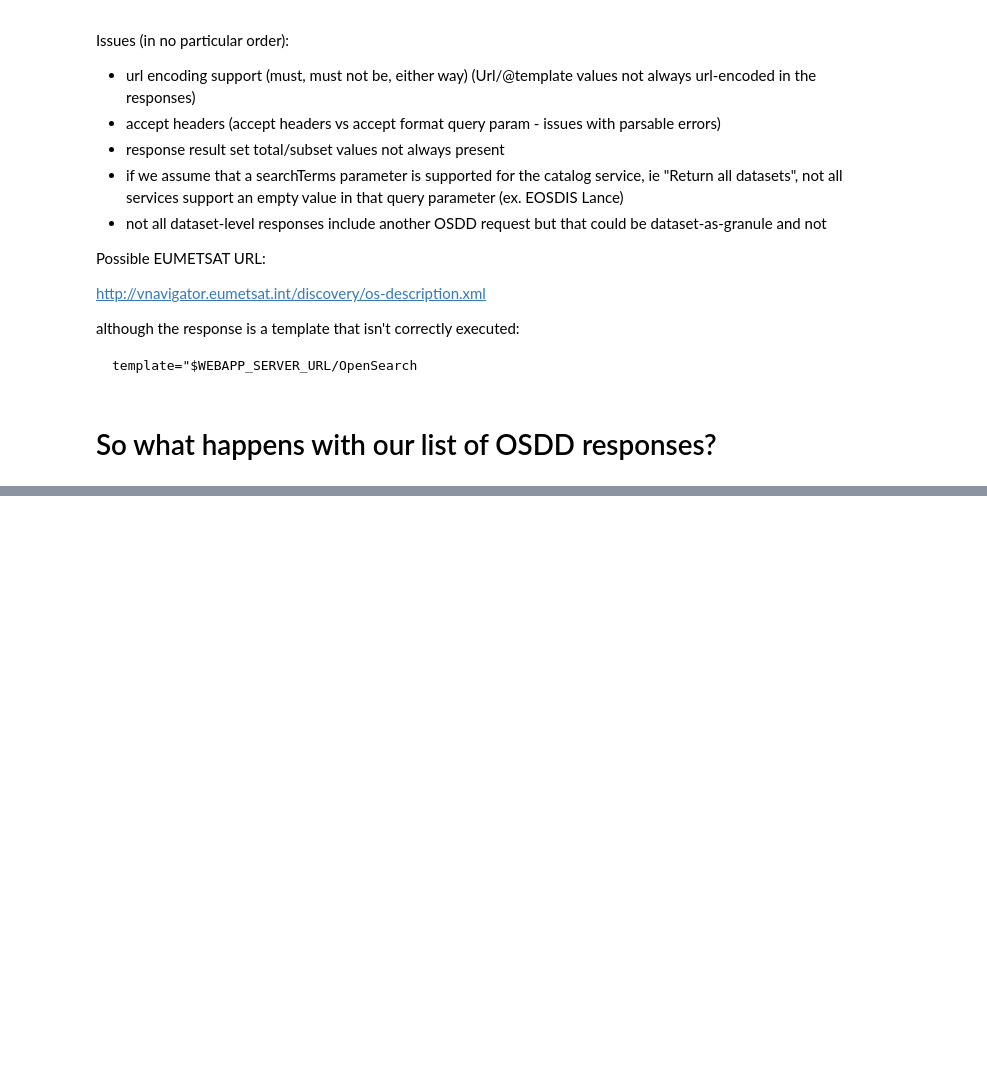
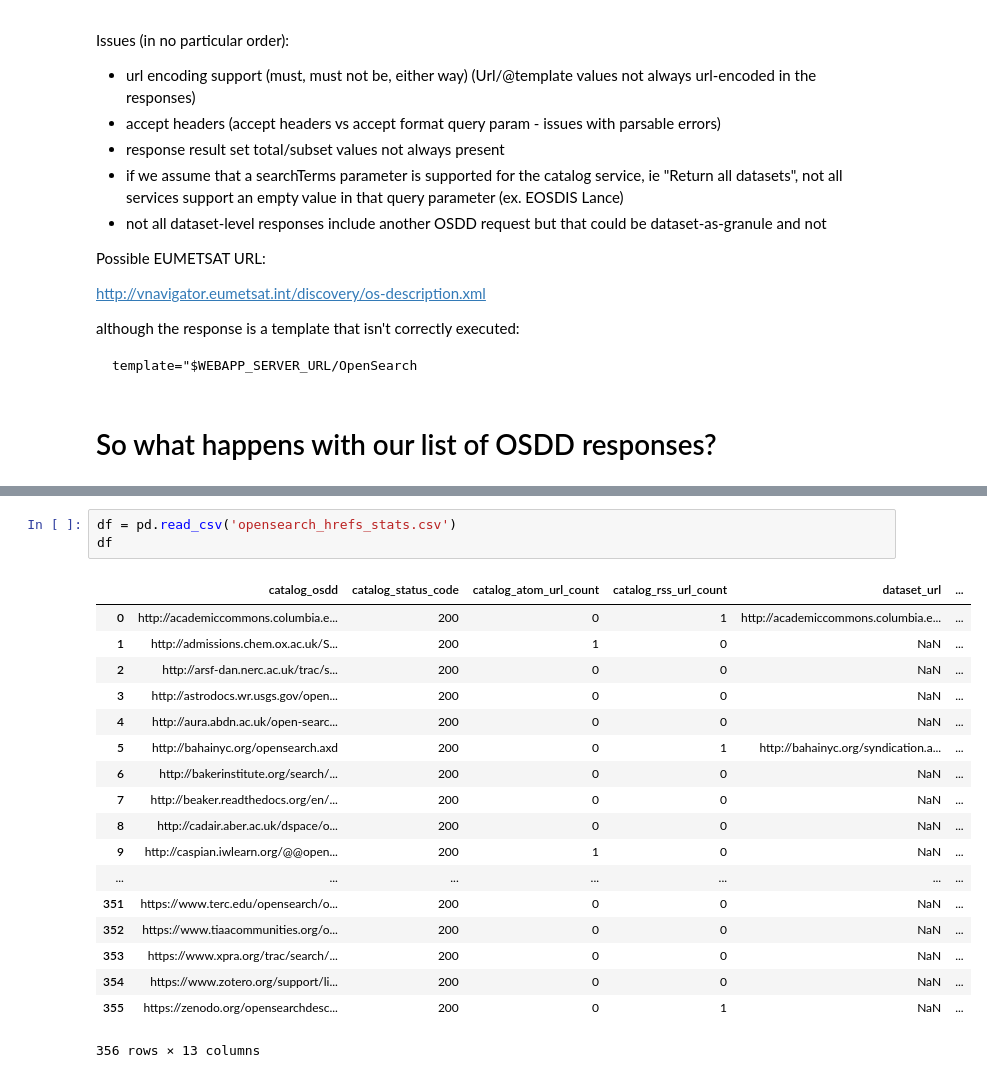
Before and after one commit to b-cube/semantics-preprocessing, a Jupyter notebook: notebooks/OpenSearch Reharvest.ipynb, the cells around one changed output, grey strips where cells are left out. Drawn from its saved outputs; the diff is of its cells as text; blank space fills up the shorter version.

Commit message:
not terribly well-named stats
the csv is about the harvested result set with some “detail” in the log
for the same.

```diff
--- a/notebooks/OpenSearch Reharvest.ipynb
+++ b/notebooks/OpenSearch Reharvest.ipynb
@@ -591,0 +574,22 @@ df
+# %%
+df = pd.read_csv('opensearch_hrefs_stats.csv')
+df
+# %% [output]
+|  | catalog_osdd | catalog_status_code | catalog_atom_url_count | catalog_rss_url_count | dataset_url | ... |
+| 0 | http://academiccommons.columbia.e... | 200 | 0 | 1 | http://academiccommons.columbia.e... | ... |
+| 1 | http://admissions.chem.ox.ac.uk/S... | 200 | 1 | 0 | NaN | ... |
+| 2 | http://arsf-dan.nerc.ac.uk/trac/s... | 200 | 0 | 0 | NaN | ... |
+| 3 | http://astrodocs.wr.usgs.gov/open... | 200 | 0 | 0 | NaN | ... |
+| 4 | http://aura.abdn.ac.uk/open-searc... | 200 | 0 | 0 | NaN | ... |
+| 5 | http://bahainyc.org/opensearch.axd | 200 | 0 | 1 | http://bahainyc.org/syndication.a... | ... |
+| 6 | http://bakerinstitute.org/search/... | 200 | 0 | 0 | NaN | ... |
+| 7 | http://beaker.readthedocs.org/en/... | 200 | 0 | 0 | NaN | ... |
+| 8 | http://cadair.aber.ac.uk/dspace/o... | 200 | 0 | 0 | NaN | ... |
+| 9 | http://caspian.iwlearn.org/@@open... | 200 | 1 | 0 | NaN | ... |
+| ... | ... | ... | ... | ... | ... | ... |
+| 351 | https://www.terc.edu/opensearch/o... | 200 | 0 | 0 | NaN | ... |
+| 352 | https://www.tiaacommunities.org/o... | 200 | 0 | 0 | NaN | ... |
+| 353 | https://www.xpra.org/trac/search/... | 200 | 0 | 0 | NaN | ... |
+| 354 | https://www.zotero.org/support/li... | 200 | 0 | 0 | NaN | ... |
+| 355 | https://zenodo.org/opensearchdesc... | 200 | 0 | 1 | NaN | ... |
+356 rows × 13 columns
```
Also changed, not shown: parts of 4 cells of this notebook, 3 other files.
